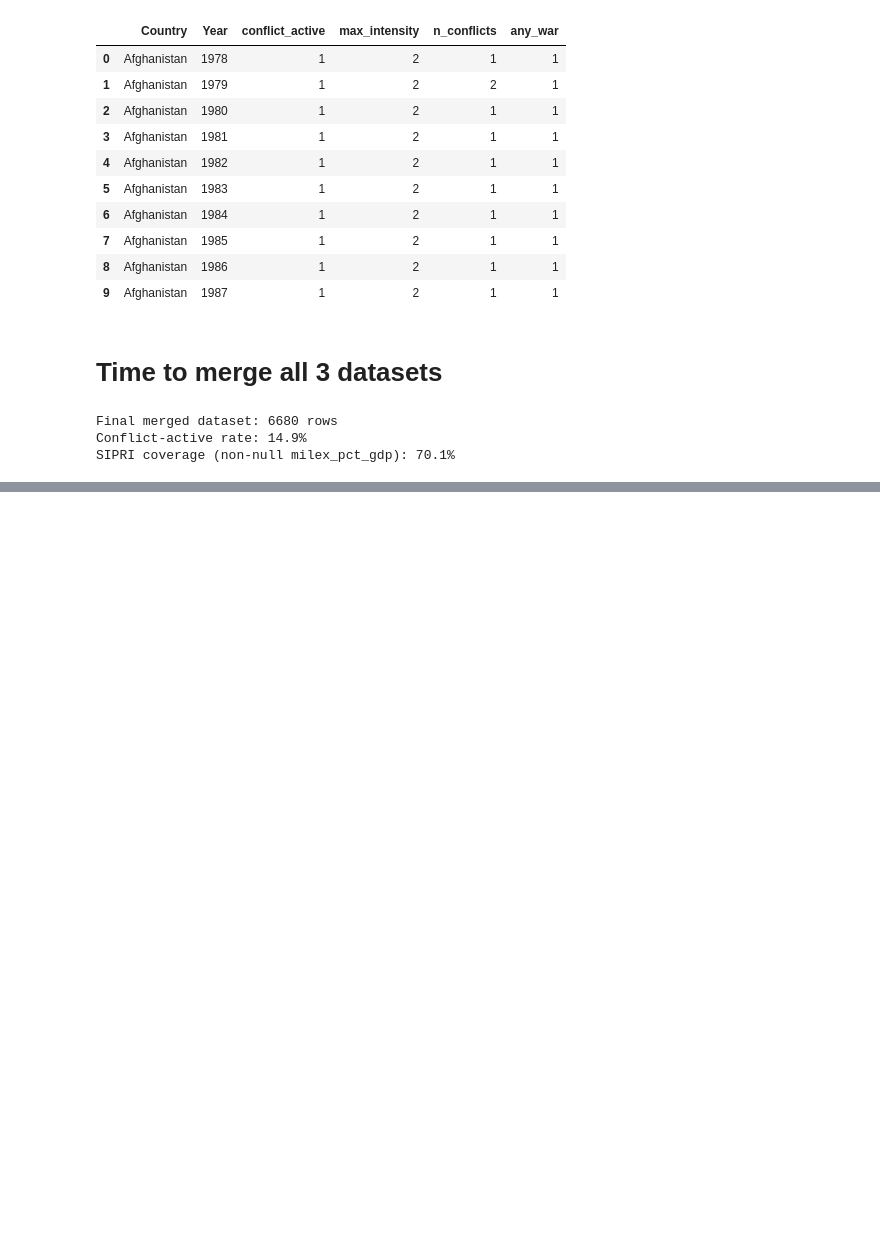
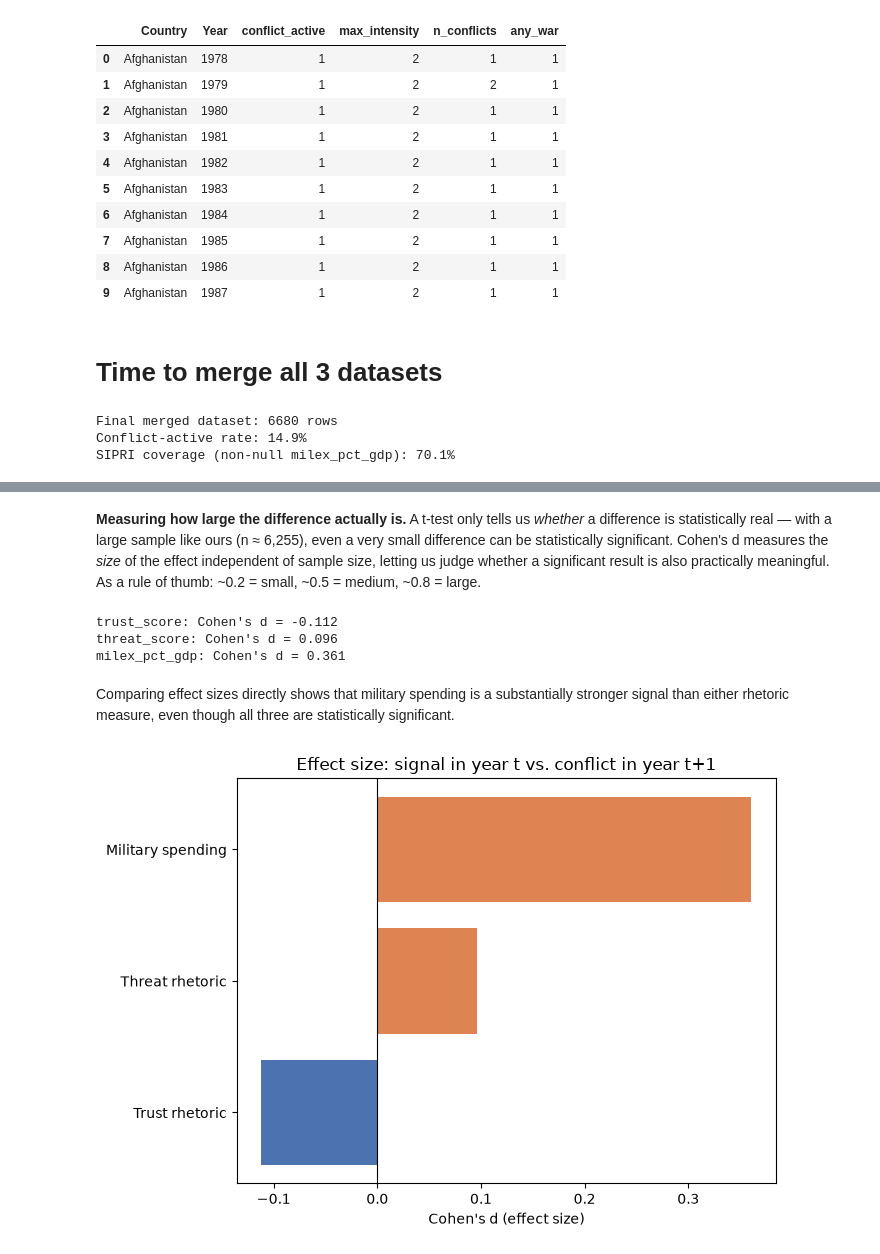
Before and after one commit to kuborro123/UN_assingment, a Jupyter notebook: main.ipynb, the cells around one changed output, grey strips where cells are left out. Saved outputs shown, nothing was run; the diff lists cells and outputs as text; code cells hidden in the pictures; blank space fills up the shorter version.

```diff
--- a/main.ipynb
+++ b/main.ipynb
@@ -550,0 +746,34 @@ SIPRI coverage (non-null milex_pct_gdp): 70.1%
+# %% [markdown]
+**Measuring how large the difference actually is.** A t-test only tells us *whether* a difference is statistically real — with a large sample like ours (n ≈ 6,255), even a very small difference can be statistically significant. Cohen's d measures the *size* of the effect independent of sample size, letting us judge whether a significant result is also practically meaningful. As a rule of thumb: ~0.2 = small, ~0.5 = medium, ~0.8 = large.
+# %%
+def cohens_d(df, variable, group_col):
+    group0 = df[df[group_col] == 0][variable].dropna()
+    group1 = df[df[group_col] == 1][variable].dropna()
+    n0, n1 = len(group0), len(group1)
+    pooled_std = (((n0 - 1) * group0.std()**2 + (n1 - 1) * group1.std()**2) / (n0 + n1 - 2)) ** 0.5
+    return (group1.mean() - group0.mean()) / pooled_std
+
+for var in variables:
+    d = cohens_d(merged, var, "conflict_active_next_year")
+    print(f"{var}: Cohen's d = {d:.3f}")
+# %% [output]
+trust_score: Cohen's d = -0.112
+threat_score: Cohen's d = 0.096
+milex_pct_gdp: Cohen's d = 0.361
+# %% [markdown]
+Comparing effect sizes directly shows that military spending is a substantially stronger signal than either rhetoric measure, even though all three are statistically significant.
+# %%
+import matplotlib.pyplot as plt
+
+effect_sizes = {"Trust rhetoric": -0.112, "Threat rhetoric": 0.096, "Military spending": 0.361}
+
+fig, ax = plt.subplots(figsize=(7, 5))
+colors = ["#4C72B0" if v < 0 else "#DD8452" for v in effect_sizes.values()]
+ax.barh(list(effect_sizes.keys()), list(effect_sizes.values()), color=colors)
+ax.axvline(0, color="black", linewidth=0.8)
+ax.set_xlabel("Cohen's d (effect size)")
+ax.set_title("Effect size: signal in year t vs. conflict in year t+1")
+plt.tight_layout()
+plt.show()
+# %% [output]
+[figure, added]
```
Also changed, not shown: parts of 30 cells of this notebook, 1 other file.
